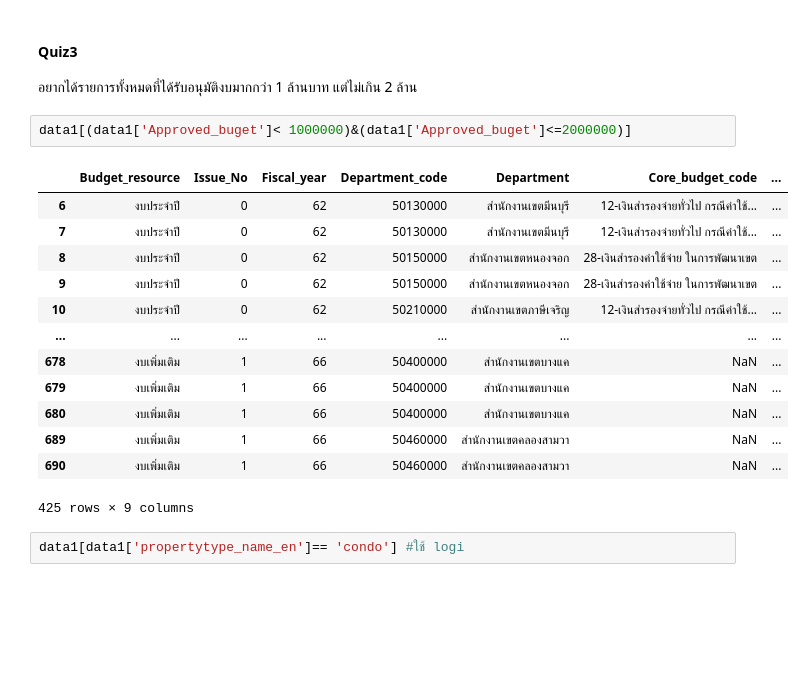
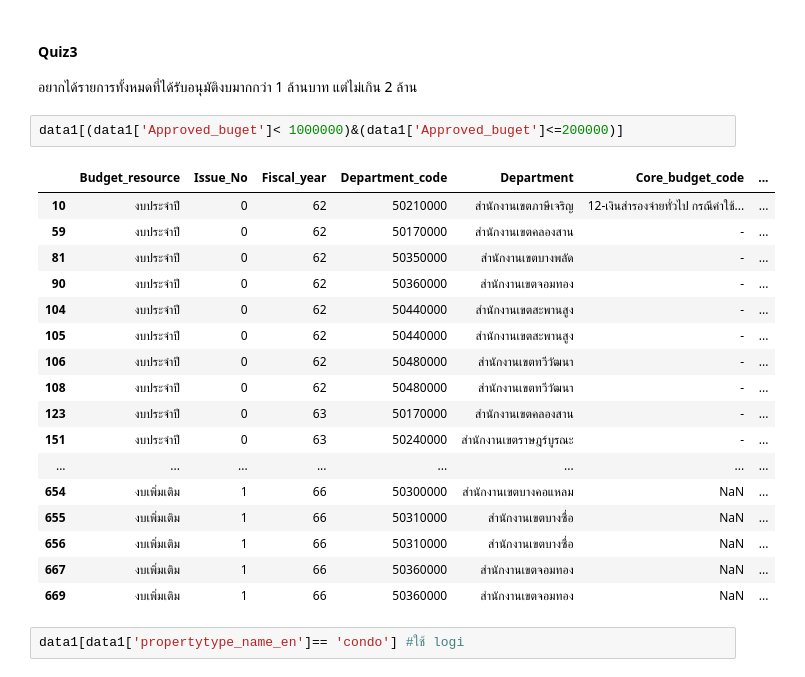
Before and after one commit to Thitiphorn267-3/python_dataviz2023, a Jupyter notebook: Pandas101.ipynb, the cells around one changed output. Saved outputs shown, nothing was run; the diff lists cells and outputs as text; blank space fills up the shorter version.

```diff
--- a/Pandas101.ipynb
+++ b/Pandas101.ipynb
@@ -290,21 +290,25 @@ small_df[small_df['Approved_buget']< 1000000]
 #### Quiz3
 อยากได้รายการทั้งหมดที่ได้รับอนุมัติงบมากกว่า 1 ล้านบาท แต่ไม่เกิน 2 ล้าน
 # %%
-data1[(data1['Approved_buget']< 1000000)&(data1['Approved_buget']<=2000000)]
+data1[(data1['Approved_buget']< 1000000)&(data1['Approved_buget']<=200000)]
 # %% [output]
 |  | Budget_resource | Issue_No | Fiscal_year | Department_code | Department | Core_budget_code | ... |
-| 6 | งบประจำปี | 0 | 62 | 50130000 | สำนักงานเขตมีนบุรี | 12-เงินสำรองจ่ายทั่วไป กรณีค่าใช้... | ... |
-| 7 | งบประจำปี | 0 | 62 | 50130000 | สำนักงานเขตมีนบุรี | 12-เงินสำรองจ่ายทั่วไป กรณีค่าใช้... | ... |
-| 8 | งบประจำปี | 0 | 62 | 50150000 | สำนักงานเขตหนองจอก | 28-เงินสำรองค่าใช้จ่าย ในการพัฒนาเขต | ... |
-| 9 | งบประจำปี | 0 | 62 | 50150000 | สำนักงานเขตหนองจอก | 28-เงินสำรองค่าใช้จ่าย ในการพัฒนาเขต | ... |
 | 10 | งบประจำปี | 0 | 62 | 50210000 | สำนักงานเขตภาษีเจริญ | 12-เงินสำรองจ่ายทั่วไป กรณีค่าใช้... | ... |
+| 59 | งบประจำปี | 0 | 62 | 50170000 | สำนักงานเขตคลองสาน | - | ... |
+| 81 | งบประจำปี | 0 | 62 | 50350000 | สำนักงานเขตบางพลัด | - | ... |
+| 90 | งบประจำปี | 0 | 62 | 50360000 | สำนักงานเขตจอมทอง | - | ... |
+| 104 | งบประจำปี | 0 | 62 | 50440000 | สำนักงานเขตสะพานสูง | - | ... |
+| 105 | งบประจำปี | 0 | 62 | 50440000 | สำนักงานเขตสะพานสูง | - | ... |
+| 106 | งบประจำปี | 0 | 62 | 50480000 | สำนักงานเขตทวีวัฒนา | - | ... |
+| 108 | งบประจำปี | 0 | 62 | 50480000 | สำนักงานเขตทวีวัฒนา | - | ... |
+| 123 | งบประจำปี | 0 | 63 | 50170000 | สำนักงานเขตคลองสาน | - | ... |
+| 151 | งบประจำปี | 0 | 63 | 50240000 | สำนักงานเขตราษฎร์บูรณะ | - | ... |
 | ... | ... | ... | ... | ... | ... | ... | ... |
-| 678 | งบเพิ่มเติม | 1 | 66 | 50400000 | สำนักงานเขตบางแค | NaN | ... |
-| 679 | งบเพิ่มเติม | 1 | 66 | 50400000 | สำนักงานเขตบางแค | NaN | ... |
-| 680 | งบเพิ่มเติม | 1 | 66 | 50400000 | สำนักงานเขตบางแค | NaN | ... |
-| 689 | งบเพิ่มเติม | 1 | 66 | 50460000 | สำนักงานเขตคลองสามวา | NaN | ... |
-| 690 | งบเพิ่มเติม | 1 | 66 | 50460000 | สำนักงานเขตคลองสามวา | NaN | ... |
+| 654 | งบเพิ่มเติม | 1 | 66 | 50300000 | สำนักงานเขตบางคอแหลม | NaN | ... |
+| 655 | งบเพิ่มเติม | 1 | 66 | 50310000 | สำนักงานเขตบางซื่อ | NaN | ... |
+| 656 | งบเพิ่มเติม | 1 | 66 | 50310000 | สำนักงานเขตบางซื่อ | NaN | ... |
+| 667 | งบเพิ่มเติม | 1 | 66 | 50360000 | สำนักงานเขตจอมทอง | NaN | ... |
+| 669 | งบเพิ่มเติม | 1 | 66 | 50360000 | สำนักงานเขตจอมทอง | NaN | ... |
-425 rows × 9 columns
 # %%
 data1[data1['propertytype_name_en']== 'condo'] #ใช้ logi
 # %% [output]
```
